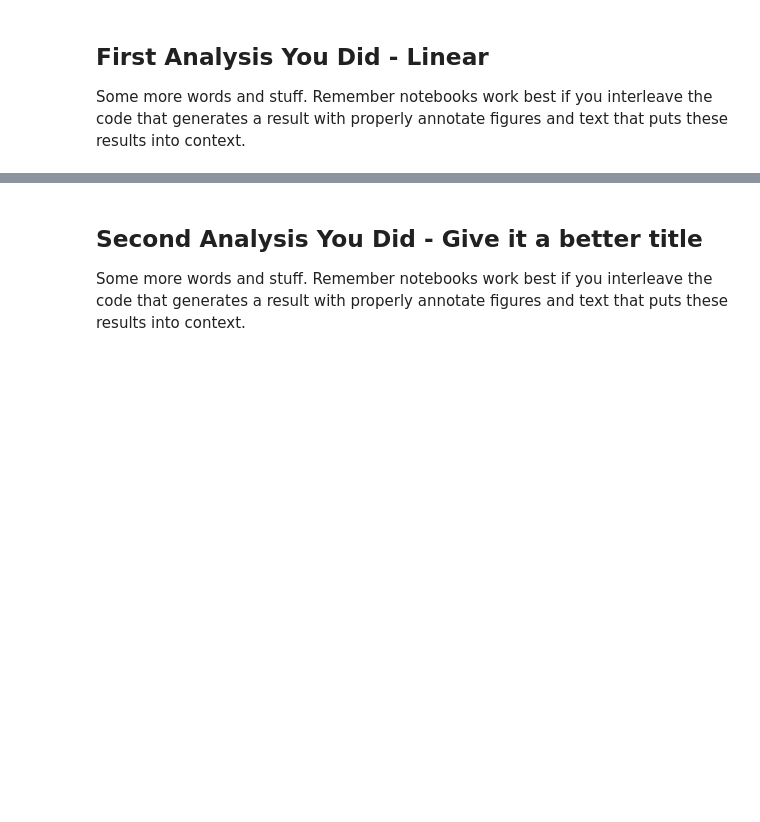
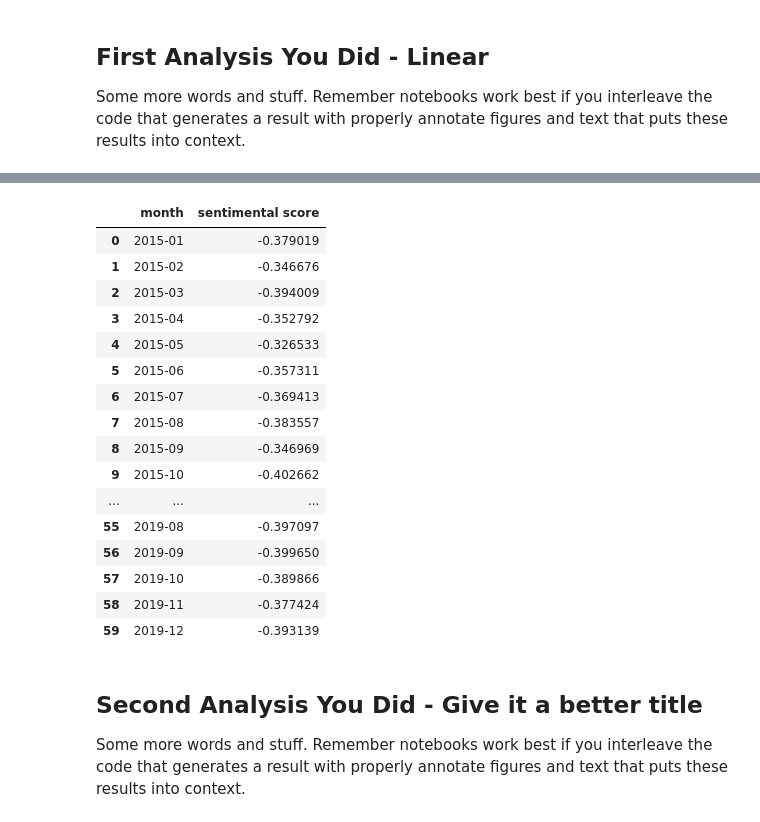
Before and after one commit to theTY2002/COGS-108-Final-Project, a Jupyter notebook: FinalProject_Group116_FA23.ipynb, the cells around one changed output, grey strips where cells are left out. Saved outputs shown, nothing was run; the diff lists cells and outputs as text; code cells hidden in the pictures; blank space fills up the shorter version.

```diff
--- a/FinalProject_Group116_FA23.ipynb
+++ b/FinalProject_Group116_FA23.ipynb
@@ -384,3 +305,38 @@ sns.lineplot(tesla_means["Date"], tesla_means["sentimental score"]*1000)
+# %%
+apple_tweets_pos = apple_tweets[(apple_tweets['sentimental score'] > 0)].groupby("month").mean().reset_index()
+apple_tweets_neg = apple_tweets[(apple_tweets['sentimental score'] < 0)].groupby("month").mean().reset_index()
+
+amazon_tweets_pos = amazon_tweets[(amazon_tweets['sentimental score'] > 0)].groupby("month").mean().reset_index()
+amazon_tweets_neg = amazon_tweets[(amazon_tweets['sentimental score'] < 0)].groupby("month").mean().reset_index()
+
+google_tweets_pos = google_tweets[(google_tweets['sentimental score'] > 0)].groupby("month").mean().reset_index()
+google_tweets_neg = google_tweets[(google_tweets['sentimental score'] < 0)].groupby("month").mean().reset_index()
+
+microsoft_tweets_pos = microsoft_tweets[(microsoft_tweets['sentimental score'] > 0)].groupby("month").mean().reset_index()
+microsoft_tweets_neg = microsoft_tweets[(microsoft_tweets['sentimental score'] < 0)].groupby("month").mean().reset_index()
+
+tesla_tweets_pos = tesla_tweets[(tesla_tweets['sentimental score'] > 0)].groupby("month").mean().reset_index()
+tesla_tweets_neg = tesla_tweets[(tesla_tweets['sentimental score'] < 0)].groupby("month").mean().reset_index()
+# %%
+microsoft_tweets_neg
+# %% [output]
+|  | month | sentimental score |
+| 0 | 2015-01 | -0.379019 |
+| 1 | 2015-02 | -0.346676 |
+| 2 | 2015-03 | -0.394009 |
+| 3 | 2015-04 | -0.352792 |
+| 4 | 2015-05 | -0.326533 |
+| 5 | 2015-06 | -0.357311 |
+| 6 | 2015-07 | -0.369413 |
+| 7 | 2015-08 | -0.383557 |
+| 8 | 2015-09 | -0.346969 |
+| 9 | 2015-10 | -0.402662 |
+| ... | ... | ... |
+| 55 | 2019-08 | -0.397097 |
+| 56 | 2019-09 | -0.399650 |
+| 57 | 2019-10 | -0.389866 |
+| 58 | 2019-11 | -0.377424 |
+| 59 | 2019-12 | -0.393139 |
 # %% [markdown]
 ## Second Analysis You Did - Give it a better title
 
```
Also changed, not shown: parts of 13 cells of this notebook.
